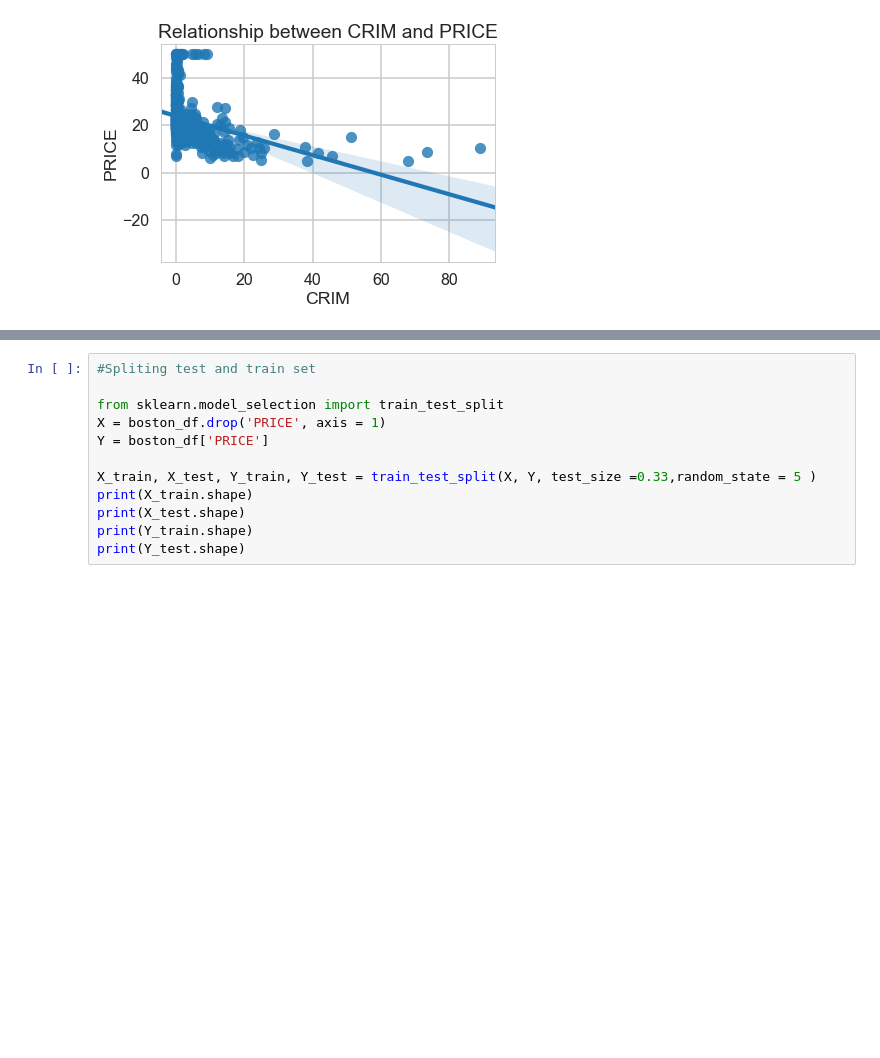
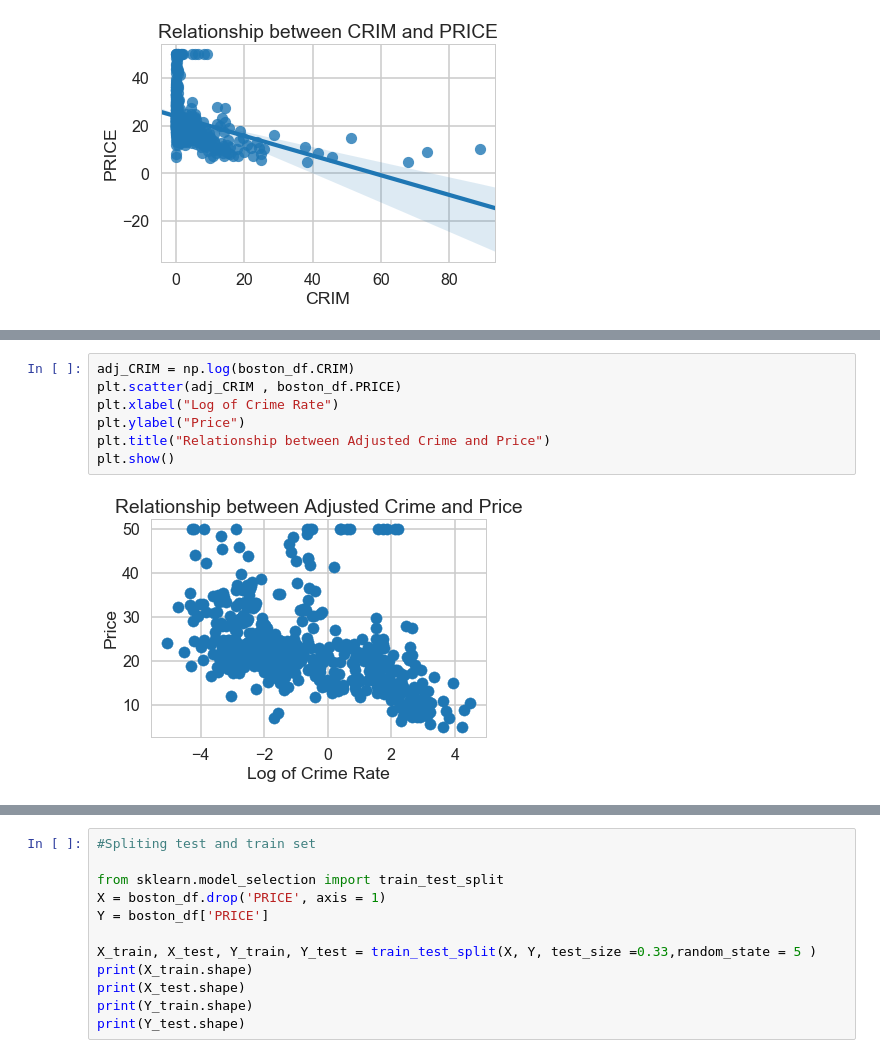
Before and after one commit to saheelahmed2/Boston-Housing-EDA, a Jupyter notebook: Boston Housing.ipynb, the cells around one changed output, grey strips where cells are left out. Saved outputs shown, nothing was run; the diff lists cells and outputs as text; blank space fills up the shorter version.

```diff
--- a/Boston Housing.ipynb
+++ b/Boston Housing.ipynb
@@ -283,0 +188,9 @@ boston_df.describe()
+# %%
+adj_CRIM = np.log(boston_df.CRIM)
+plt.scatter(adj_CRIM , boston_df.PRICE)
+plt.xlabel("Log of Crime Rate")
+plt.ylabel("Price")
+plt.title("Relationship between Adjusted Crime and Price")
+plt.show()
+# %% [output]
+[figure, added]
```
Also changed, not shown: parts of 38 cells of this notebook.
